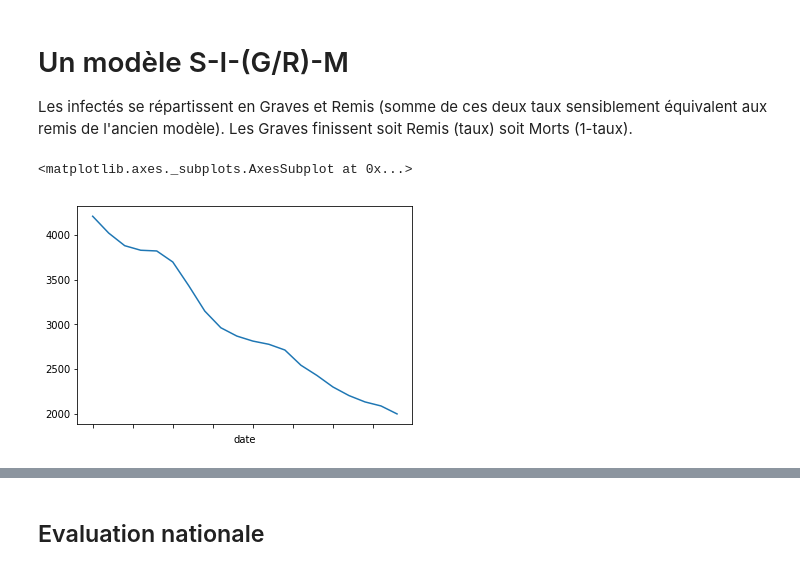
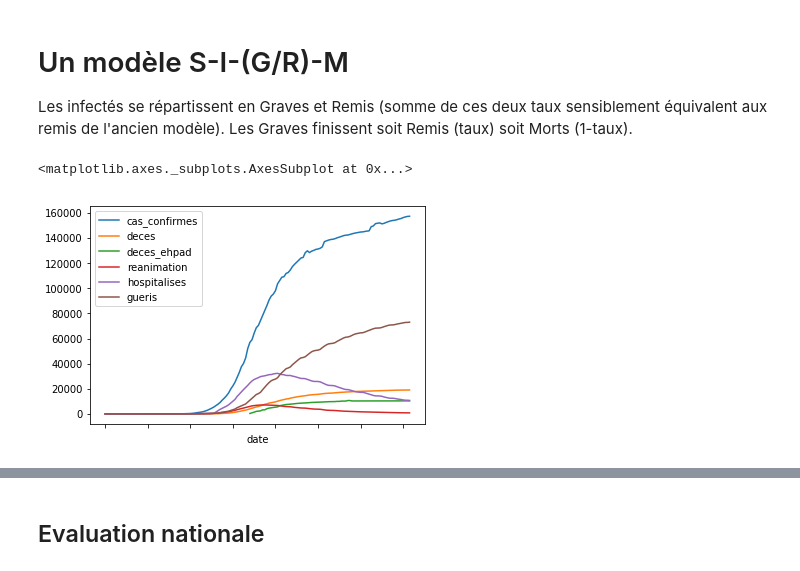
Before and after one commit to cristal-smac/covid, a Jupyter notebook: covid_simplifie.ipynb, the cells around one changed output, grey strips where cells are left out. Saved outputs shown, nothing was run; the diff lists cells and outputs as text; code cells hidden in the pictures.

```diff
--- a/covid_simplifie.ipynb
+++ b/covid_simplifie.ipynb
@@ -27,5 +27,5 @@ data_dep = collecte_donnees('departemental')
 # %%
-data_nat['reanimation'].tail(20).plot()
+data_nat.plot()
 # %% [output]
 <matplotlib.axes._subplots.AxesSubplot at 0x...>
-[figure, old version]
+[figure, new version]
```
Also changed, not shown: parts of 35 cells of this notebook, 9 other files.
